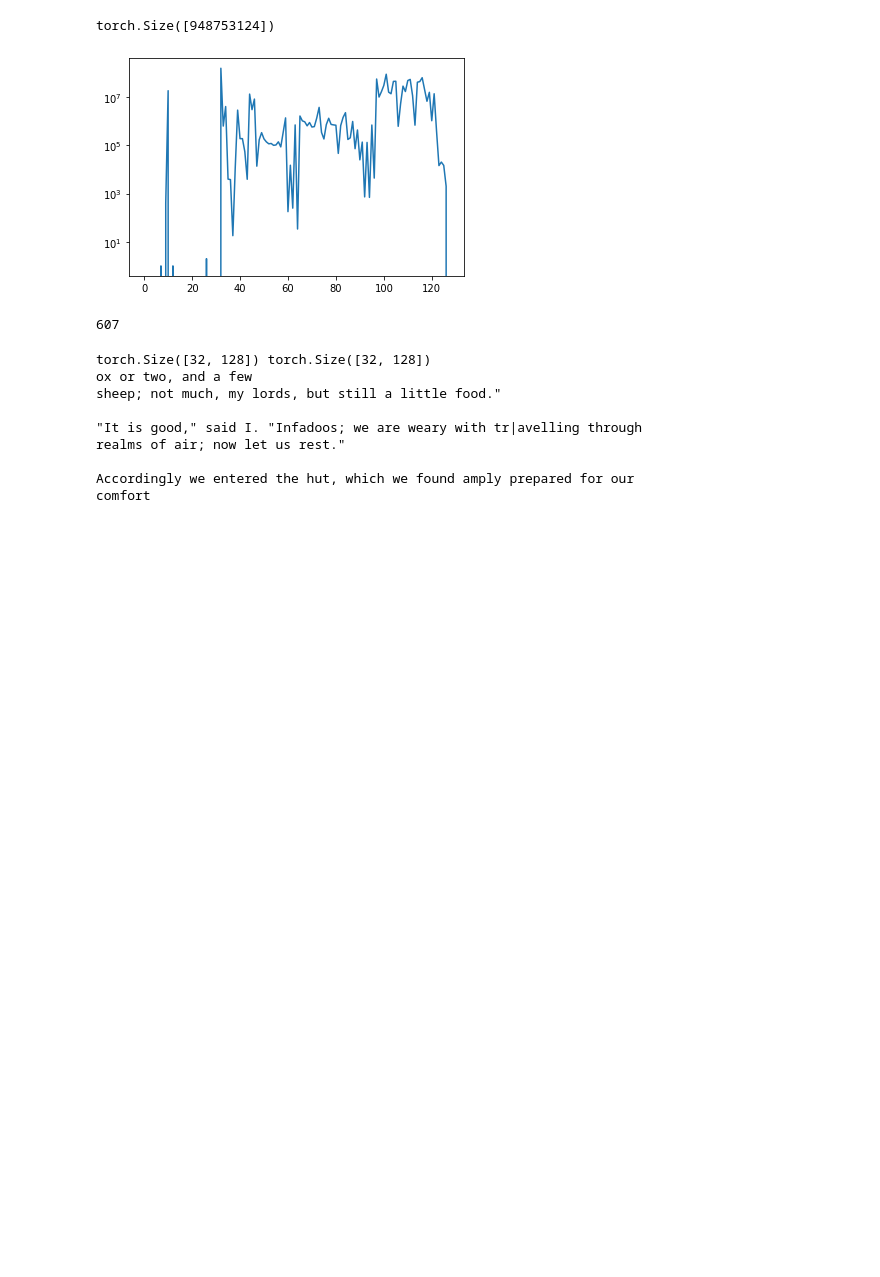
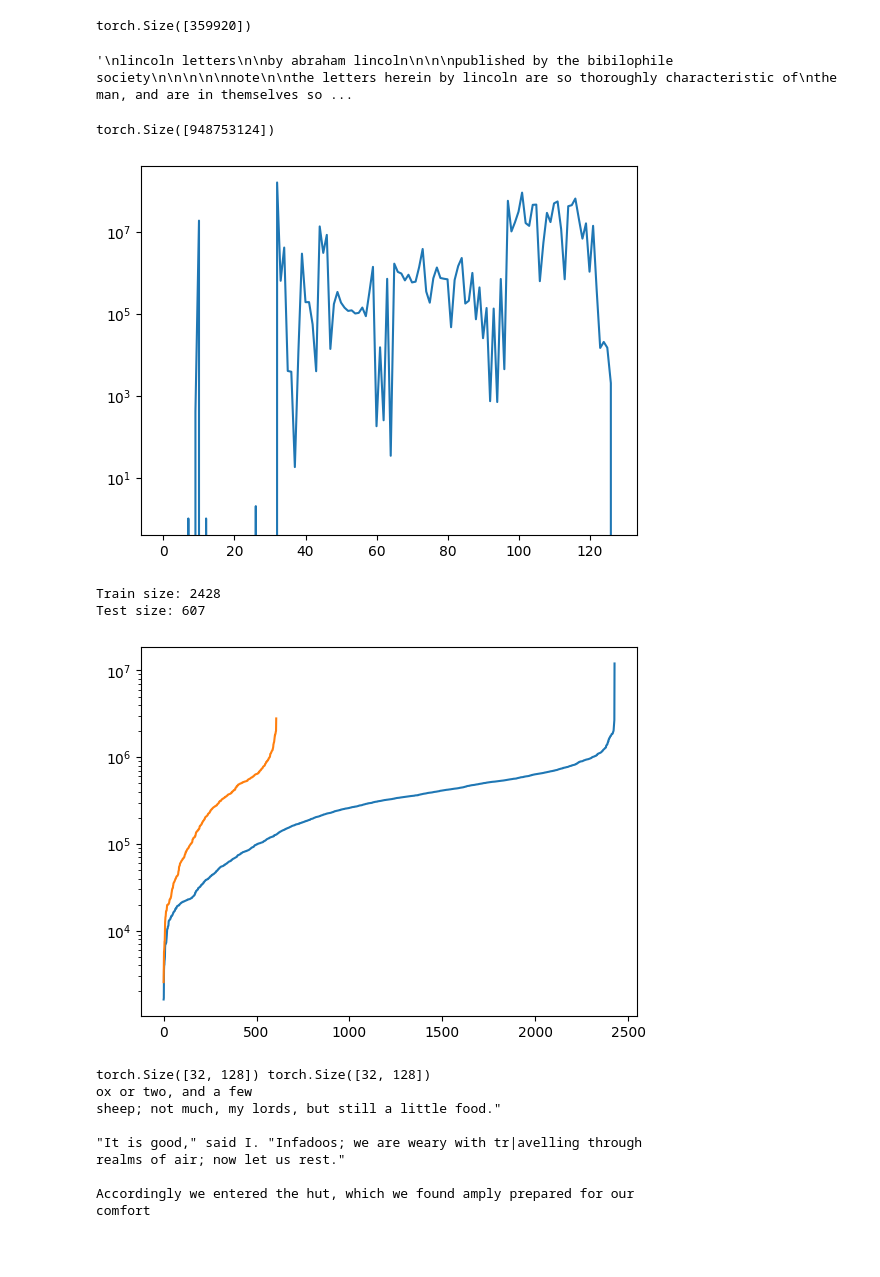
Before and after one commit to akarshkumar0101/transformer-memory, a Jupyter notebook: skip/testing.ipynb, the cells around one changed output. Cells and saved outputs as stored; diff of their text form; code cells hidden in the pictures; blank space fills up the shorter version.

```diff
--- a/skip/testing.ipynb
+++ b/skip/testing.ipynb
@@ -22,4 +29,4 @@ import train
 # %%
 ids_book = parser.book2ids()
 # %%
-ds_train, ds_test = dataset.create_dataset(tqdm=tqdm)
+ds_train, ds_test = dataset.load_datasets(tqdm=tqdm)
@@ -25,0 +77,5 @@ ds_train, ds_test = dataset.create_dataset(tqdm=tqdm)
+# %%
+a = [sum([word2freq[word] for word in a]) for a in fbin2wordset]
+plt.bar(np.arange(len(a)), a)
+plt.ylabel('probability of sampling word inside bin')
+plt.xlabel('bin number')
@@ -25,0 +91,2 @@ ds_train, ds_test = dataset.create_dataset(tqdm=tqdm)
+# %%
+text_book = parser.book2text('../data/Gutenberg/txt/Abraham Lincoln___Lincoln Letters.txt')
@@ -25,0 +136,4 @@ ds_train, ds_test = dataset.create_dataset(tqdm=tqdm)
+# %%
+for book in tqdm(os.listdir('../data/Gutenberg/txt/')):
+    text_book = parser.book2text(f'../data/Gutenberg/txt/{book}')
+    text, ids, words, idxs, fbins_words, fbins_fchars = process_text(text_book)
@@ -26,16 +202,32 @@ ds_train, ds_test = dataset.create_dataset(tqdm=tqdm)
+# %%
+list(ds_train.values())[0].shape
+# %% [output]
+torch.Size([359920])
+# %%
+text_book
+# %% [output]
+'\nlincoln letters\n\nby abraham lincoln\n\n\npublished by the bibilophile society\n\n\n\n\nnote\n\nthe letters herein by lincoln are so thoroughly characteristic of\nthe man, and are in themselves so ...
 # %%
 ids_all = torch.cat([ids for book, ids in tqdm(ds_train.items())])
 print(ids_all.shape)
 count = ids_all.bincount(minlength=128)
 plt.plot(count)
 plt.yscale('log')
+plt.show()
+
+print(f'Train size: {len(ds_train)}')
+print(f'Test size: {len(ds_test)}')
+a = np.array([len(ids) for ids in ds_train.values()])
+plt.plot(np.sort(a))
+a = np.array([len(ids) for ids in ds_test.values()])
+plt.plot(np.sort(a))
+plt.yscale('log')
 # %% [output]
 torch.Size([948753124])
-[figure, old version]
+[figure, new version]
+Train size: 2428
+Test size: 607
+[figure, added]
-# %%
-len(ds_test)
-# %% [output]
-607
 # %%
 for a, b in dataset.get_random_skip_batches(ds_train, 10, 32, 128, 0, 1):
     print(a.shape, b.shape)
```
Also changed, not shown: parts of 16 cells of this notebook, 7 other files.
